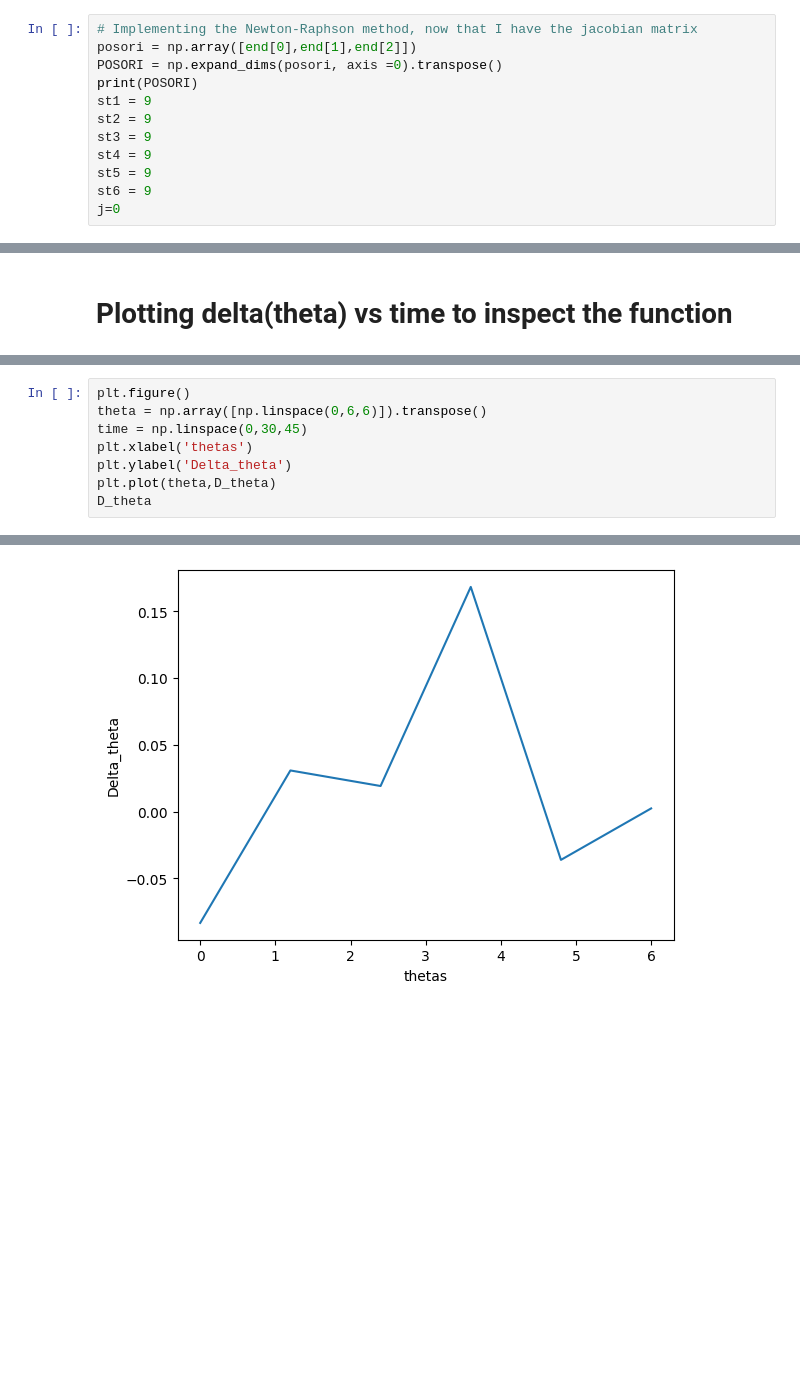
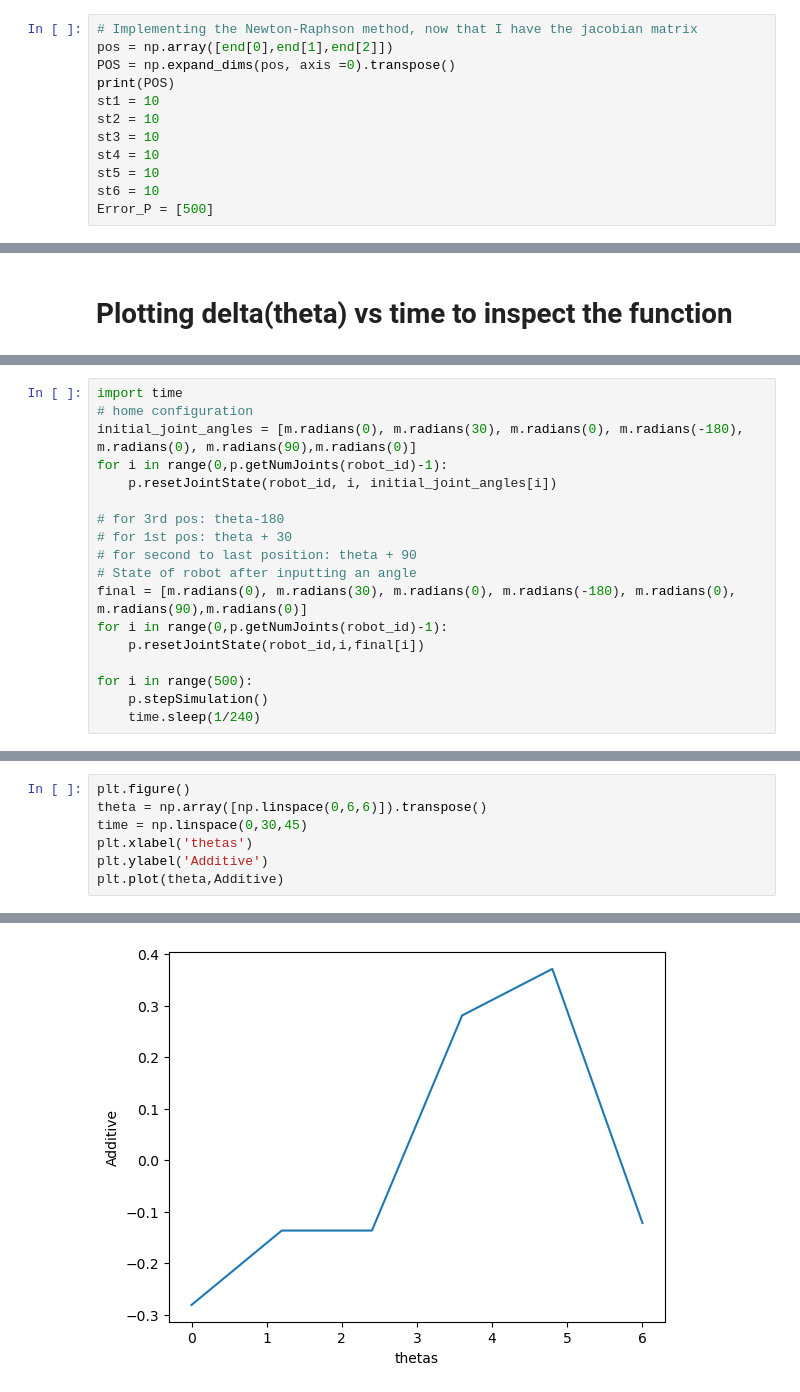
Before and after one commit to Abhimanyu-0/Xarm-6-robot, a Jupyter notebook: FOR Project.ipynb, the cells around one changed output, grey strips where cells are left out. Saved outputs shown, nothing was run; the diff lists cells and outputs as text; blank space fills up the shorter version.

```diff
--- a/FOR Project.ipynb
+++ b/FOR Project.ipynb
@@ -357,13 +377,13 @@ array([1.2246468e-16, 2.0000000e+00, 1.0000000e+00, 1.0000000e+00])
 # %%
 # Implementing the Newton-Raphson method, now that I have the jacobian matrix
-posori = np.array([end[0],end[1],end[2]])
-POSORI = np.expand_dims(posori, axis =0).transpose()
-print(POSORI)
-st1 = 9
-st2 = 9
-st3 = 9
-st4 = 9
-st5 = 9
-st6 = 9
-j=0
+pos = np.array([end[0],end[1],end[2]])
+POS = np.expand_dims(pos, axis =0).transpose()
+print(POS)
+st1 = 10
+st2 = 10
+st3 = 10
+st4 = 10
+st5 = 10
+st6 = 10
+Error_P = [500]
 # %% [output]
@@ -506,0 +511,18 @@ Error_theta.index(Min)
+# %%
+import time
+# home configuration
+initial_joint_angles = [m.radians(0), m.radians(30), m.radians(0), m.radians(-180), m.radians(0), m.radians(90),m.radians(0)]
+for i in range(0,p.getNumJoints(robot_id)-1):
+    p.resetJointState(robot_id, i, initial_joint_angles[i])
+
+# for 3rd pos: theta-180
+# for 1st pos: theta + 30
+# for second to last position: theta + 90
+# State of robot after inputting an angle
+final = [m.radians(0), m.radians(30), m.radians(0), m.radians(-180), m.radians(0), m.radians(90),m.radians(0)]
+for i in range(0,p.getNumJoints(robot_id)-1):
+    p.resetJointState(robot_id,i,final[i])
+
+for i in range(500):
+    p.stepSimulation()
+    time.sleep(1/240)
@@ -509,7 +633,6 @@ plt.figure()
 theta = np.array([np.linspace(0,6,6)]).transpose()
 time = np.linspace(0,30,45)
 plt.xlabel('thetas')
-plt.ylabel('Delta_theta')
-plt.plot(theta,D_theta)
-D_theta
+plt.ylabel('Additive')
+plt.plot(theta,Additive)
 # %% [output]
@@ -522 +640 @@ array([[-0.08328035],
-[figure, old version]
+[figure, new version]
```
Also changed, not shown: parts of 58 cells of this notebook.
